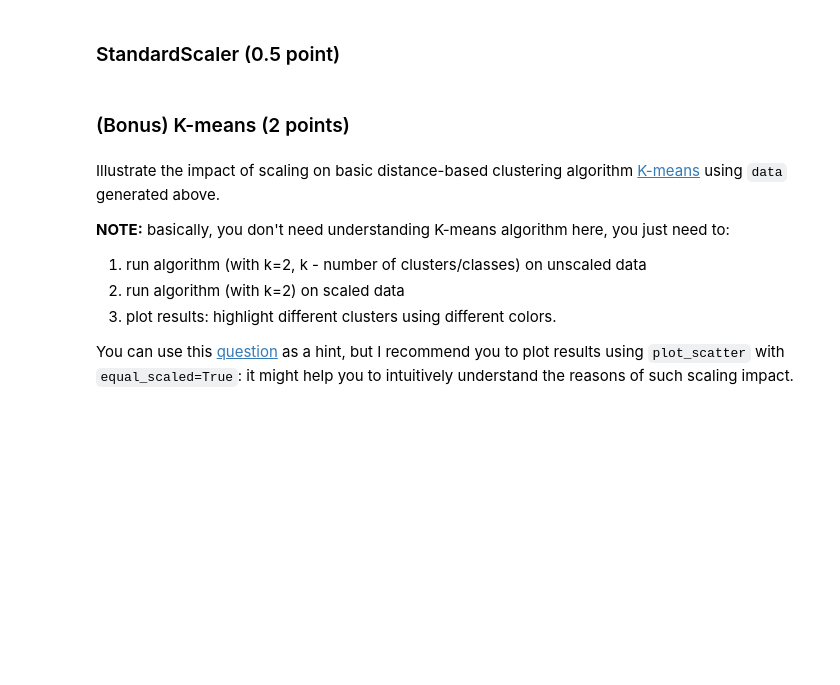
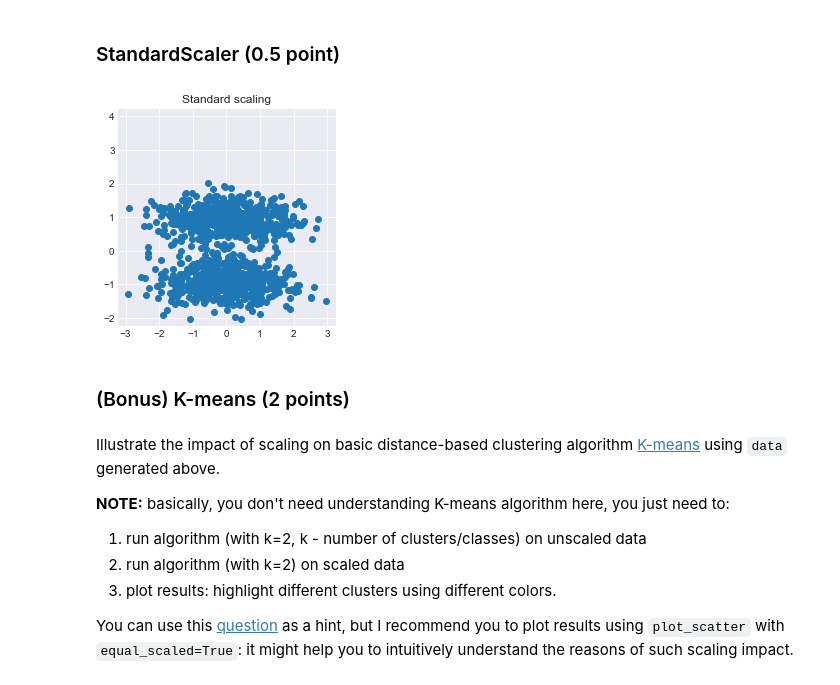
Before and after one commit to albert-bariev/rs-school-ml, a Jupyter notebook: 6_feature_engineering_selection.ipynb, the cells around one changed output. Cells and saved outputs as stored; diff of their text form; code cells hidden in the pictures; blank space fills up the shorter version.

```diff
--- a/6_feature_engineering_selection.ipynb
+++ b/6_feature_engineering_selection.ipynb
@@ -122,3 +133,9 @@ Perform `StandardScaling` and `MinMaxScaling` of original data; visualize result
+# %%
+standard_scaller = StandardScaler()
+data_standard = standard_scaller.fit_transform(data)
+plot_scatter(data_standard[:, 0], data_standard[:, 1], auto_scaled=False , title='Standard scaling')
+# %% [output]
+[figure, added]
 # %% [markdown]
 ### (Bonus) K-means (2 points)
 # %% [markdown]
```
Also changed, not shown: parts of 46 cells of this notebook.
